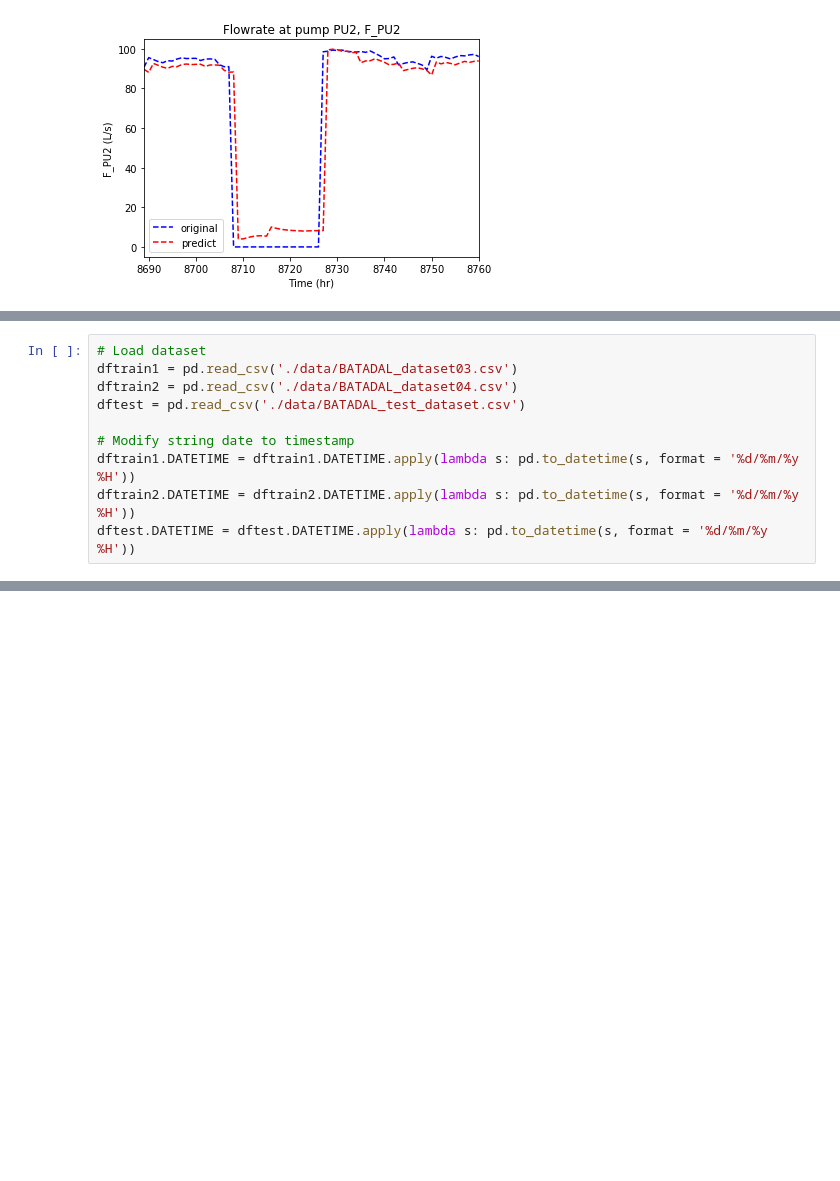
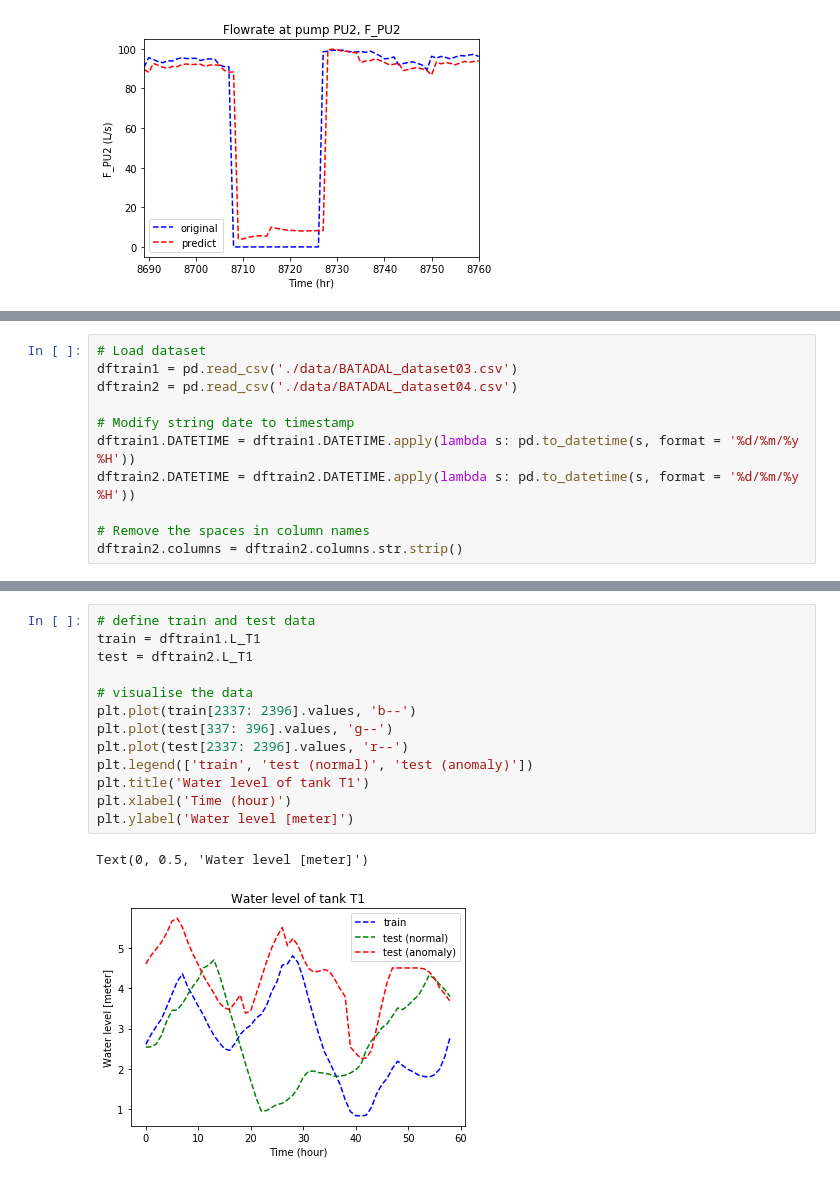
Before and after one commit to chengh42/Cyber-Data-Analytics, a Jupyter notebook: batadal/Task2_ARMA.ipynb, the cells around one changed output, grey strips where cells are left out. Drawn from its saved outputs; the diff is of its cells as text; blank space fills up the shorter version.

```diff
--- a/batadal/Task2_ARMA.ipynb
+++ b/batadal/Task2_ARMA.ipynb
@@ -254,9 +259,10 @@ We now apply ARMA model for anomalies dection by the following steps:
 # Load dataset
 dftrain1 = pd.read_csv('./data/BATADAL_dataset03.csv')
 dftrain2 = pd.read_csv('./data/BATADAL_dataset04.csv')
-dftest = pd.read_csv('./data/BATADAL_test_dataset.csv')
 
 # Modify string date to timestamp
 dftrain1.DATETIME = dftrain1.DATETIME.apply(lambda s: pd.to_datetime(s, format = '%d/%m/%y %H'))
 dftrain2.DATETIME = dftrain2.DATETIME.apply(lambda s: pd.to_datetime(s, format = '%d/%m/%y %H'))
-dftest.DATETIME = dftest.DATETIME.apply(lambda s: pd.to_datetime(s, format = '%d/%m/%y %H'))
+
+# Remove the spaces in column names
+dftrain2.columns = dftrain2.columns.str.strip()
@@ -262,0 +278,16 @@ dftest.DATETIME = dftest.DATETIME.apply(lambda s: pd.to_datetime(s, format = '%d
+# %%
+# define train and test data
+train = dftrain1.L_T1
+test = dftrain2.L_T1
+
+# visualise the data
+plt.plot(train[2337: 2396].values, 'b--')
+plt.plot(test[337: 396].values, 'g--')
+plt.plot(test[2337: 2396].values, 'r--')
+plt.legend(['train', 'test (normal)', 'test (anomaly)'])
+plt.title('Water level of tank T1')
+plt.xlabel('Time (hour)')
+plt.ylabel('Water level [meter]')
+# %% [output]
+Text(0, 0.5, 'Water level [meter]')
+[figure, added]
```
Also changed, not shown: parts of 19 cells of this notebook.
